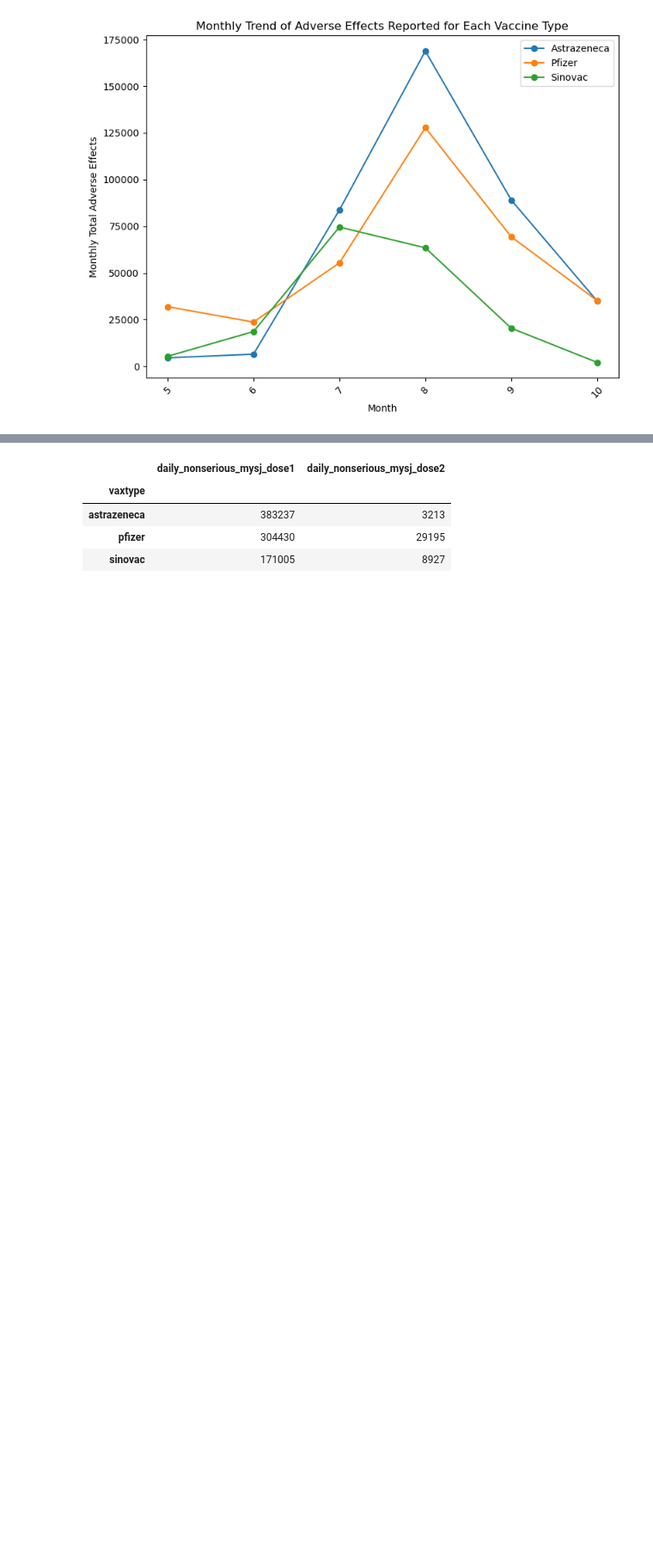
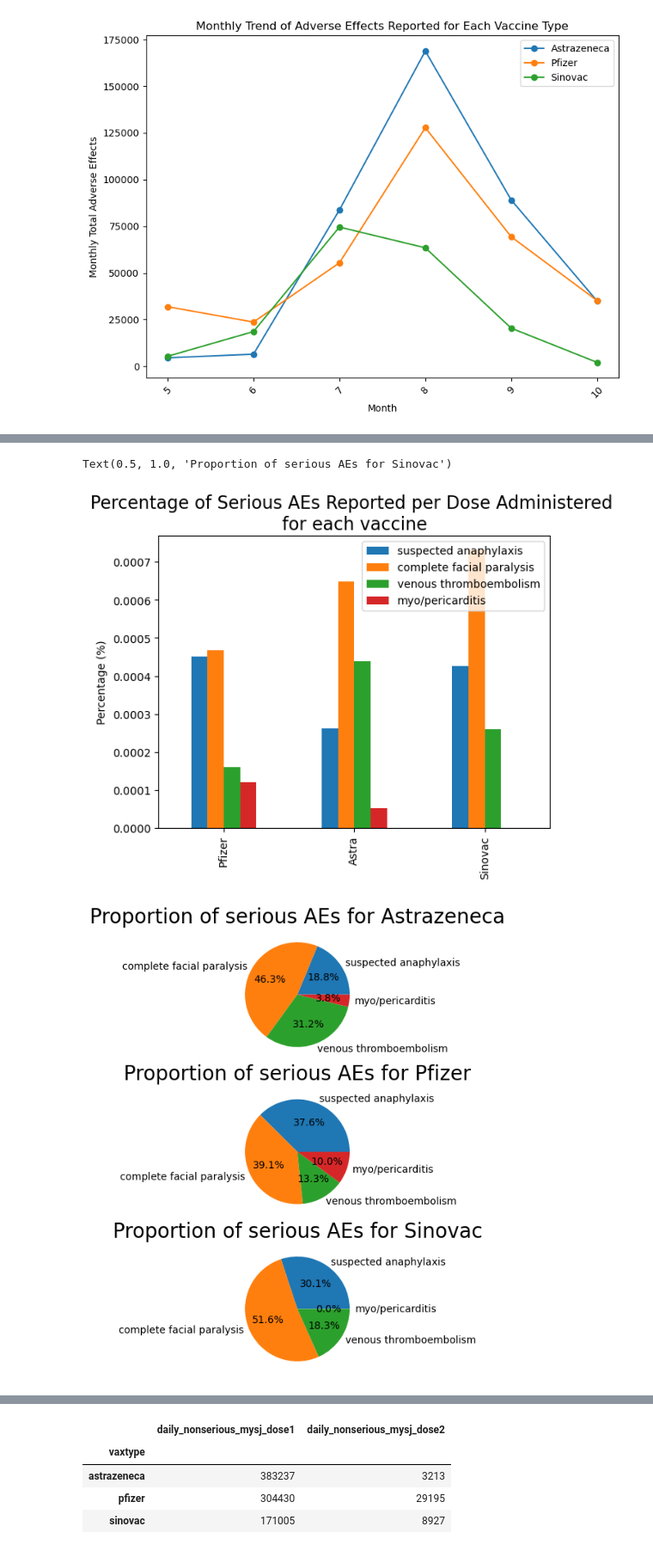
Before and after one commit to kamal089601/HIA302_Project, a Jupyter notebook: HIA302_Project/HIA302_Project.ipynb, the cells around one changed output, grey strips where cells are left out. Shown at 86% size. Cells and saved outputs as stored; diff of their text form; code cells hidden in the pictures; blank space fills up the shorter version.

```diff
--- a/HIA302_Project/HIA302_Project.ipynb
+++ b/HIA302_Project/HIA302_Project.ipynb
@@ -328,3 +328,5 @@ plt.tight_layout()
 plt.show()
 # %% [output]
 [figure]
+# %%
+df_serious_ae = pd.read_csv("serious-aefi-edit.csv", index_col='vaxtype')
@@ -331,3 +341,47 @@ plt.show()
+# %%
+df_serious_ae.columns
+
+df_serious_ae['Total_Ae'] = df_serious_ae[['suspected_anaphylaxis',
+       'complete_facial_paralysis', 'venous_thromboembolism',
+       'myo_pericarditis']].sum(axis=1)
+
+df_serious_ae.to_csv('serious_ae_total.csv')
+
+
+serious_ae_risk = df_serious_ae[['suspected_anaphylaxis', 'complete_facial_paralysis',
+       'venous_thromboembolism', 'myo_pericarditis']].apply(lambda x:percent(x, df_serious_ae['total_doses']))
+# %%
+## bar plot for risk of getting serious ae
+ax = serious_ae_risk.plot(kind='bar', stacked=False)
+plt.xlabel("")
+plt.ylabel("Percentage (%)")
+plt.title("Percentage of Serious AEs Reported per Dose Administered \nfor each vaccine", fontsize=16)
+plt.legend(labels=['suspected anaphylaxis', 'complete facial paralysis', 'venous thromboembolism', 'myo/pericarditis'])
+
+
+serious_ae_reports = df_serious_ae.drop(['total_doses', 'Total_Ae'], axis=1)
+
+## proportion of serious aes for each vaccine
+fig1, (ax1,ax2,ax3) = plt.subplots(3,1,figsize=(15,8))
+
+labels = ['suspected anaphylaxis', 'complete facial paralysis', 'venous thromboembolism', 'myo/pericarditis']
+values = serious_ae_reports.loc['Astra']
+ax1.pie(values,labels = labels, autopct = '%1.1f%%') #plot first pie
+ax1.set_title('Proportion of serious AEs for Astrazeneca', fontsize=20)
+
+labels = ['suspected anaphylaxis', 'complete facial paralysis', 'venous thromboembolism', 'myo/pericarditis']
+values = serious_ae_reports.loc['Pfizer']
+ax2.pie(values,labels = labels, autopct = '%1.1f%%') #plot first pie
+ax2.set_title('Proportion of serious AEs for Pfizer', fontsize=20)
+
+labels = ['suspected anaphylaxis', 'complete facial paralysis', 'venous thromboembolism', 'myo/pericarditis']
+values = serious_ae_reports.loc['Sinovac']
+ax3.pie(values,labels = labels, autopct = '%1.1f%%') #plot first pie
+ax3.set_title('Proportion of serious AEs for Sinovac', fontsize=20)
+# %% [output]
+Text(0.5, 1.0, 'Proportion of serious AEs for Sinovac')
+[figure, added]
+[figure, added]
 # %%
 serious_effects = total_side_effect.groupby('vaxtype').sum()
 for column in serious_effects.columns:
```
Also changed, not shown: parts of 1 cell of this notebook.
